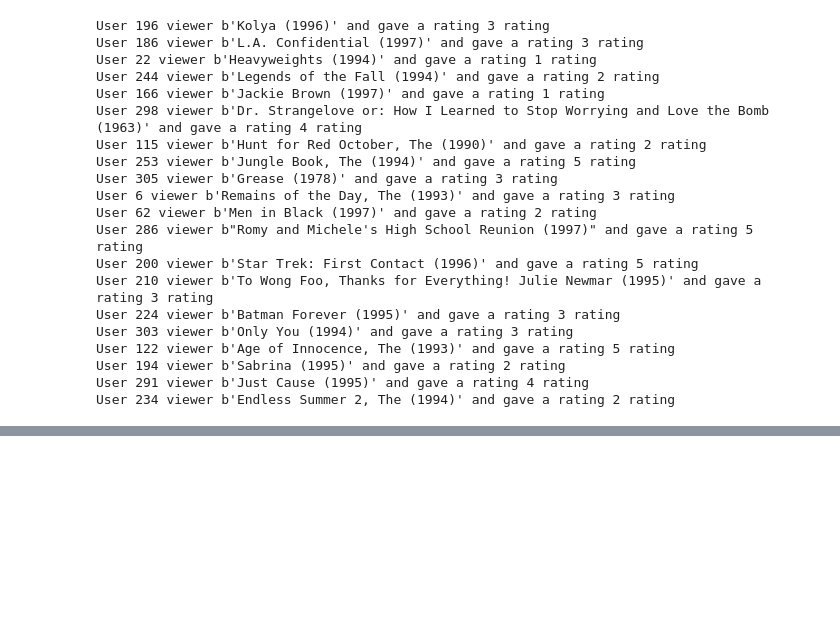
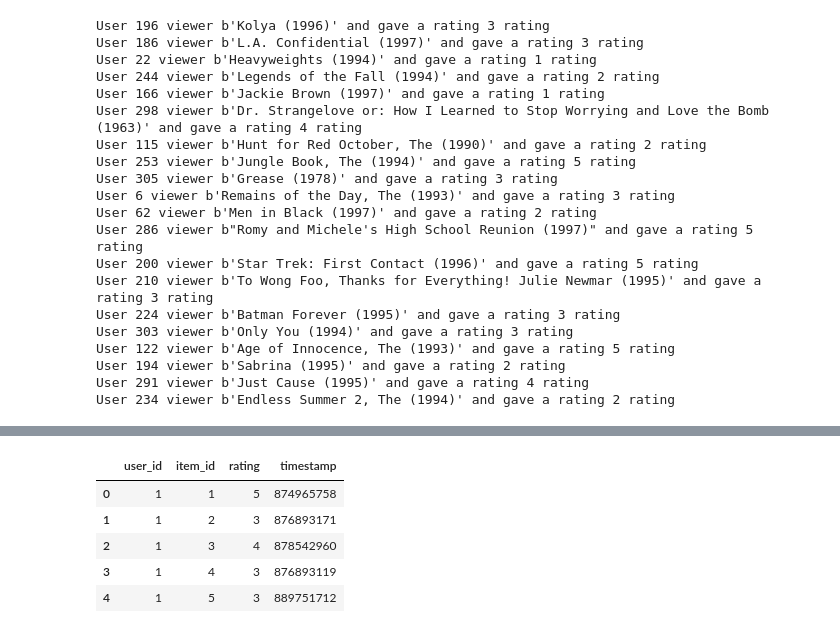
Before and after one commit to macomino/sistemasrecomendacion, a Jupyter notebook: sistema_recomendacion.ipynb, the cells around one changed output, grey strips where cells are left out. Saved outputs shown, nothing was run; the diff lists cells and outputs as text; code cells hidden in the pictures; blank space fills up the shorter version.

```diff
--- a/sistema_recomendacion.ipynb
+++ b/sistema_recomendacion.ipynb
@@ -86,0 +200,4 @@ def returnItemId(text, ids):
+# %%
+columns = ['user_id', 'item_id', 'rating', 'timestamp']
+trainfile = os.path.join(data_root, 'ua.base')
+train = pd.read_csv(trainfile, sep='\t', names=column)
@@ -86,0 +208,9 @@ def returnItemId(text, ids):
+# %%
+train.head()
+# %% [output]
+|  | user_id | item_id | rating | timestamp |
+| 0 | 1 | 1 | 5 | 874965758 |
+| 1 | 1 | 2 | 3 | 876893171 |
+| 2 | 1 | 3 | 4 | 878542960 |
+| 3 | 1 | 4 | 3 | 876893119 |
+| 4 | 1 | 5 | 3 | 889751712 |
```
Also changed, not shown: parts of 18 cells of this notebook.
